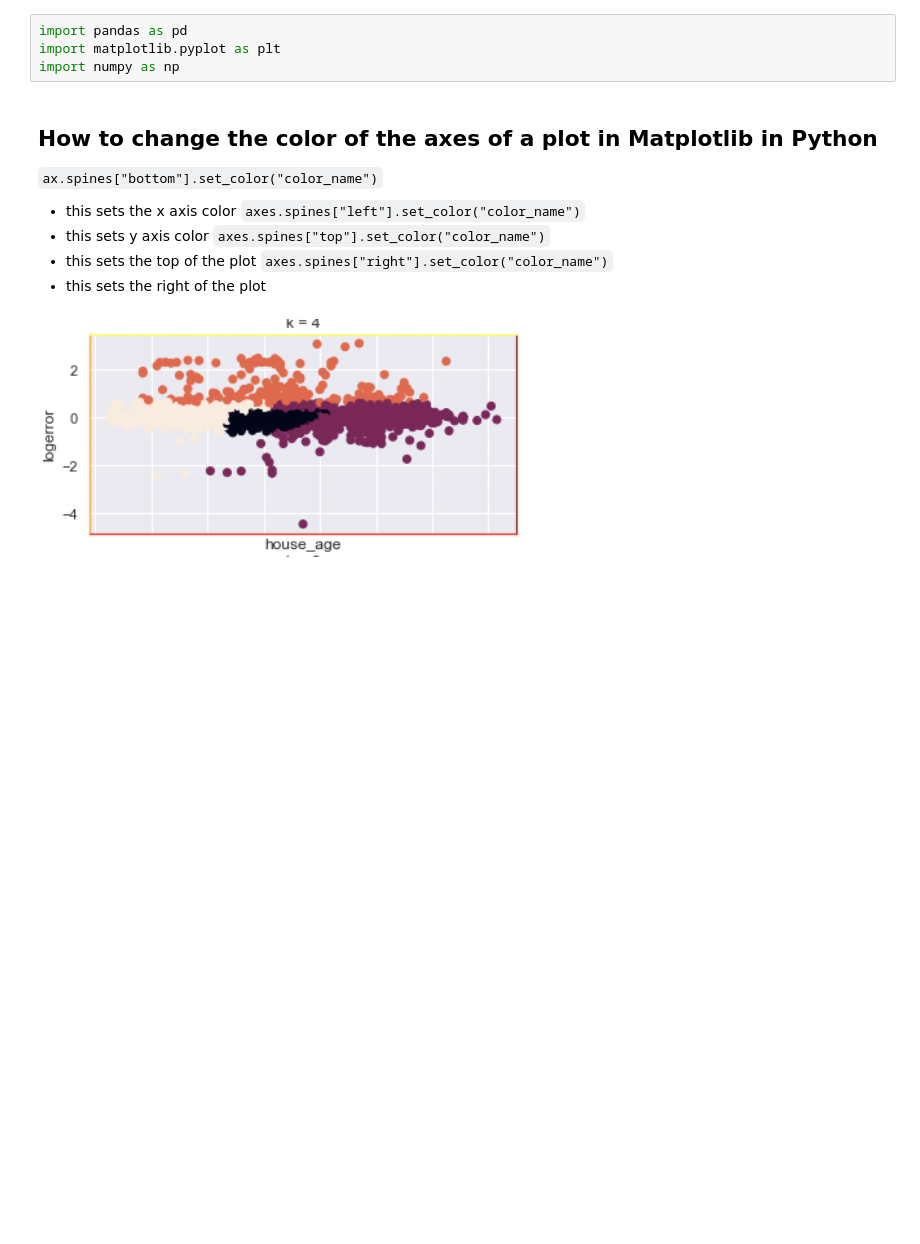
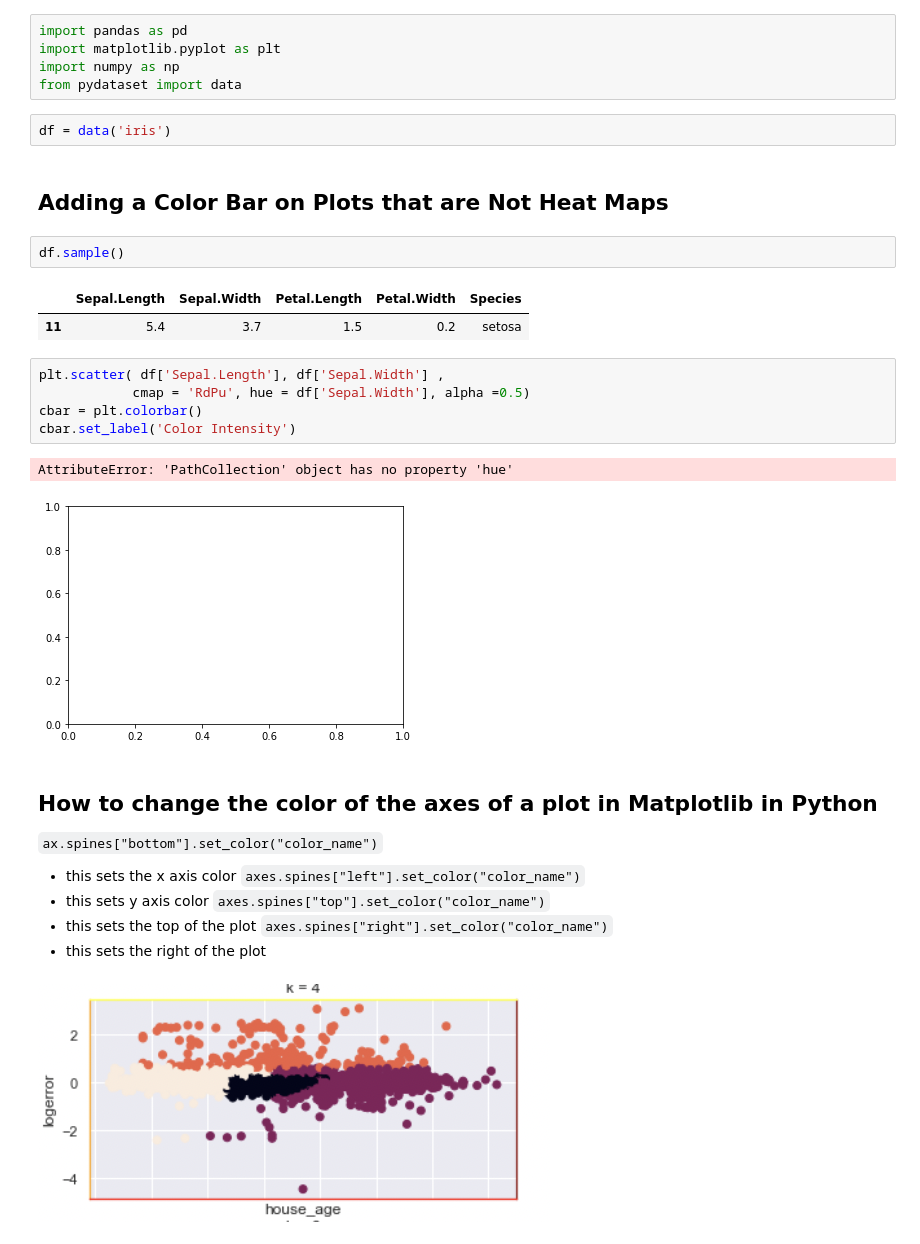
Before and after one commit to CaitlynCarney/my-reference-book, a Jupyter notebook: making_visuals/matplotlib/plt-plot-customize.ipynb, the cells around one changed output. Cells and saved outputs as stored; diff of their text form; blank space fills up the shorter version.

Commit message:
Plot Customizations

```diff
--- a/making_visuals/matplotlib/plt-plot-customize.ipynb
+++ b/making_visuals/matplotlib/plt-plot-customize.ipynb
@@ -2,6 +2,24 @@
 import pandas as pd
 import matplotlib.pyplot as plt
 import numpy as np
+from pydataset import data
+# %%
+df = data('iris')
+# %% [markdown]
+## Adding a Color Bar on Plots that are Not Heat Maps
+# %%
+df.sample()
+# %% [output]
+|  | Sepal.Length | Sepal.Width | Petal.Length | Petal.Width | Species |
+| 11 | 5.4 | 3.7 | 1.5 | 0.2 | setosa |
+# %%
+plt.scatter( df['Sepal.Length'], df['Sepal.Width'] ,
+            cmap = 'RdPu', hue = df['Sepal.Width'], alpha =0.5)
+cbar = plt.colorbar()
+cbar.set_label('Color Intensity')
+# %% [output]
+AttributeError: 'PathCollection' object has no property 'hue'
+[figure, added]
 # %% [markdown]
 ## How to change the color of the axes of a plot in Matplotlib in Python
 
```
